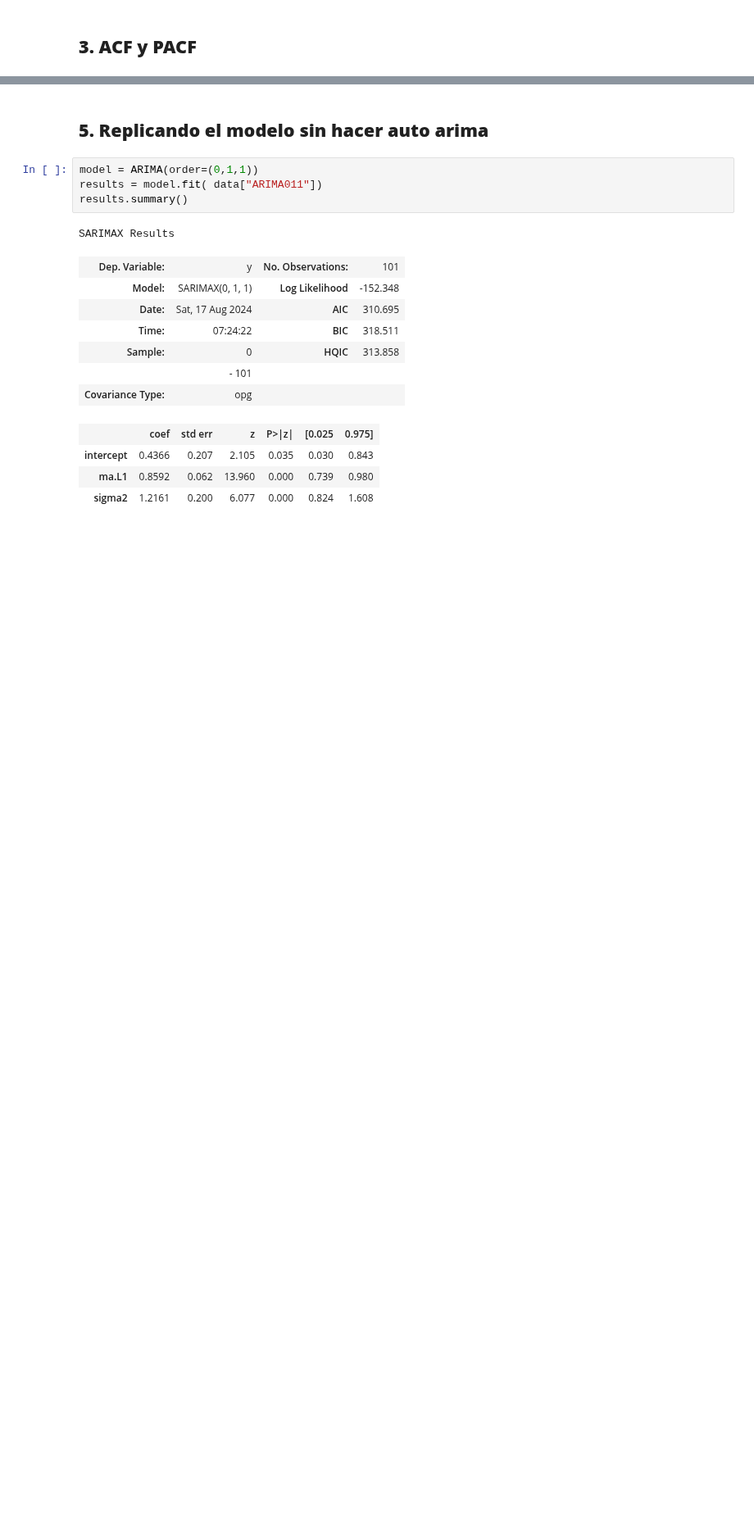
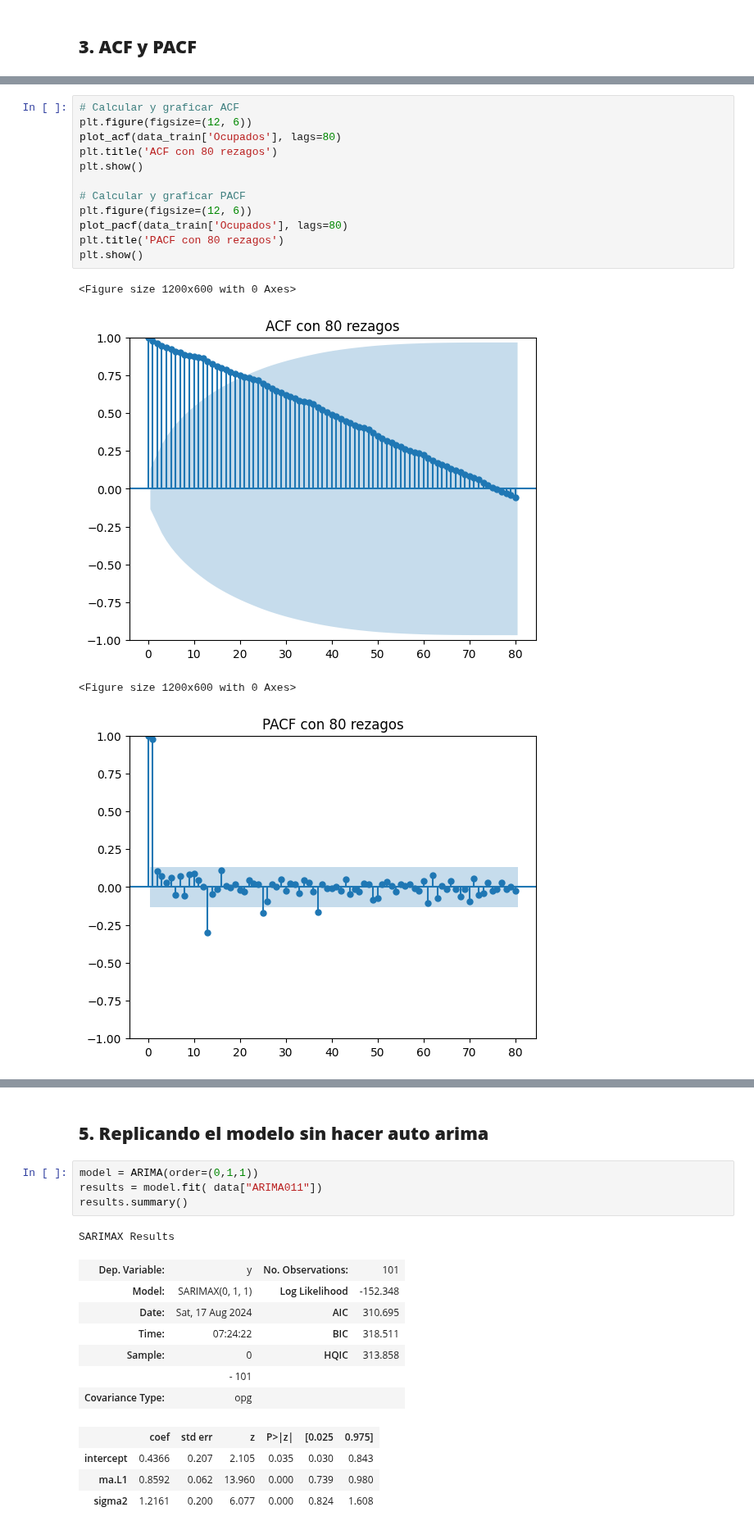
Before and after one commit to alfa7g7/Fundamentos-analitica-II, a Jupyter notebook: Clase 3/fundamentos_analítica_clase3_tarea.ipynb, the cells around one changed output, grey strips where cells are left out. Shown at 82% size. Drawn from its saved outputs; the diff is of its cells as text; blank space fills up the shorter version.

```diff
--- a/Clase 3/fundamentos_analítica_clase3_tarea.ipynb
+++ b/Clase 3/fundamentos_analítica_clase3_tarea.ipynb
@@ -108,0 +118,17 @@ plot_pacf(data['ARIMA011'],lags=40);
+# %%
+# Calcular y graficar ACF
+plt.figure(figsize=(12, 6))
+plot_acf(data_train['Ocupados'], lags=80)
+plt.title('ACF con 80 rezagos')
+plt.show()
+
+# Calcular y graficar PACF
+plt.figure(figsize=(12, 6))
+plot_pacf(data_train['Ocupados'], lags=80)
+plt.title('PACF con 80 rezagos')
+plt.show()
+# %% [output]
+<Figure size 1200x600 with 0 Axes>
+[figure, added]
+<Figure size 1200x600 with 0 Axes>
+[figure, added]
```
Also changed, not shown: parts of 17 cells of this notebook.
